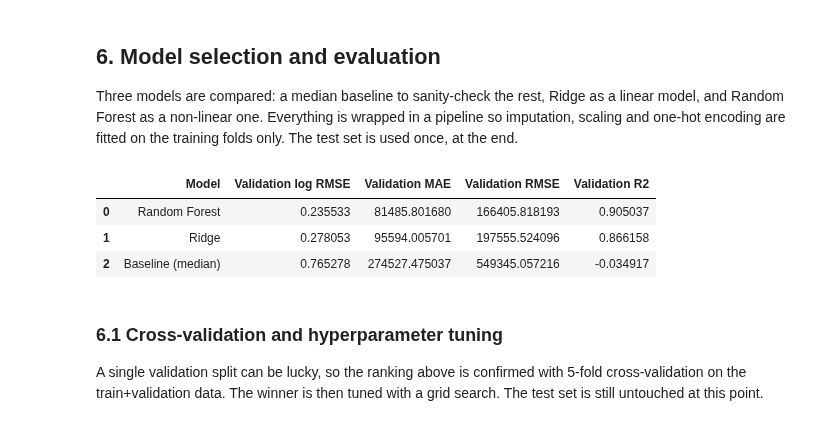
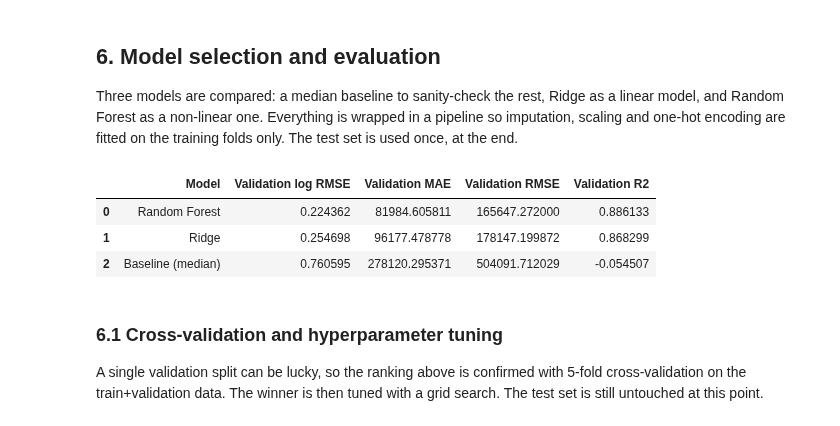
Before and after one commit to st127314/ml-ca-01, a Jupyter notebook: notebooks/01_car_price_prediction.ipynb, the cells around one changed output. Drawn from its saved outputs; the diff is of its cells as text; code cells hidden in the pictures.

```diff
--- a/notebooks/01_car_price_prediction.ipynb
+++ b/notebooks/01_car_price_prediction.ipynb
@@ -544,8 +592,12 @@ numeric_columns = X_train.select_dtypes(include=np.number).columns.tolist()
 categorical_columns = X_train.select_dtypes(exclude=np.number).columns.tolist()
 
 def make_preprocessor():
+    # add_indicator keeps a 0/1 flag for every value the imputer had to fill in. The 198 rows
+    # with no specs are not a random sample: their median price is 180,000 against 422,000 for
+    # the rest, and their median year is 2008 against 2014. Median imputation on its own tells
+    # the model those are average cars and throws that signal away. The flag keeps it.
     numeric_pipeline = Pipeline([
-        ("imputer", SimpleImputer(strategy="median")),
+        ("imputer", SimpleImputer(strategy="median", add_indicator=True)),
         ("scaler", StandardScaler()),
     ])
     categorical_pipeline = Pipeline([
@@ -568,36 +620,36 @@ models = {
 validation_results = []
 fitted_models = {}
 
 for model_name, estimator in models.items():
     pipeline = Pipeline([
         ("preprocessor", make_preprocessor()),
         ("model", estimator),
     ])
     pipeline.fit(X_train, y_train)
     valid_pred_log = pipeline.predict(X_valid)
     valid_actual = np.exp(y_valid)
     valid_pred = np.exp(valid_pred_log)
 
     validation_results.append({
         "Model": model_name,
         "Validation log RMSE": np.sqrt(mean_squared_error(y_valid, valid_pred_log)),
         "Validation MAE": mean_absolute_error(valid_actual, valid_pred),
         "Validation RMSE": np.sqrt(mean_squared_error(valid_actual, valid_pred)),
         "Validation R2": r2_score(valid_actual, valid_pred),
     })
     fitted_models[model_name] = pipeline
 
 results_df = (
     pd.DataFrame(validation_results)
     .sort_values("Validation MAE")
     .reset_index(drop=True)
 )
 display(results_df)
 # %% [output]
 |  | Model | Validation log RMSE | Validation MAE | Validation RMSE | Validation R2 |
-| 0 | Random Forest | 0.235533 | 81485.801680 | 166405.818193 | 0.905037 |
-| 1 | Ridge | 0.278053 | 95594.005701 | 197555.524096 | 0.866158 |
-| 2 | Baseline (median) | 0.765278 | 274527.475037 | 549345.057216 | -0.034917 |
+| 0 | Random Forest | 0.224362 | 81984.605811 | 165647.272000 | 0.886133 |
+| 1 | Ridge | 0.254698 | 96177.478778 | 178147.199872 | 0.868299 |
+| 2 | Baseline (median) | 0.760595 | 278120.295371 | 504091.712029 | -0.054507 |
 # %% [markdown]
 ### 6.1 Cross-validation and hyperparameter tuning
 
```
Also changed, not shown: parts of 11 cells of this notebook, 7 other files.
